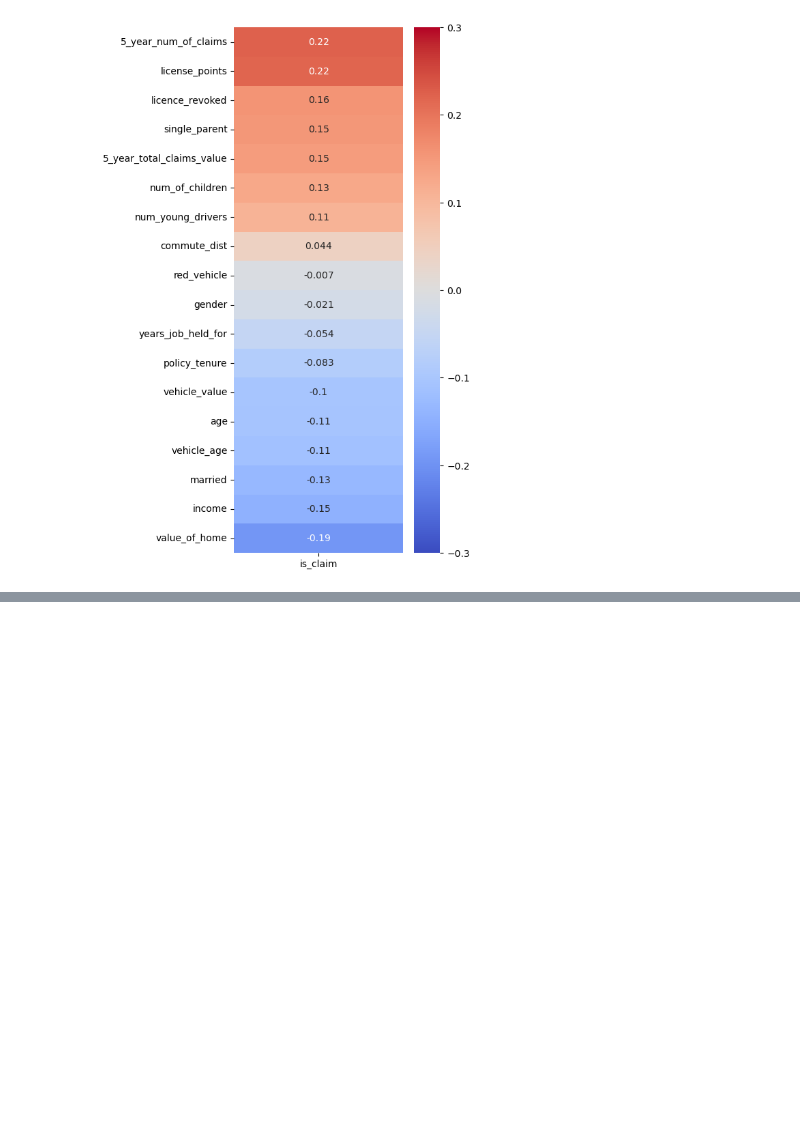
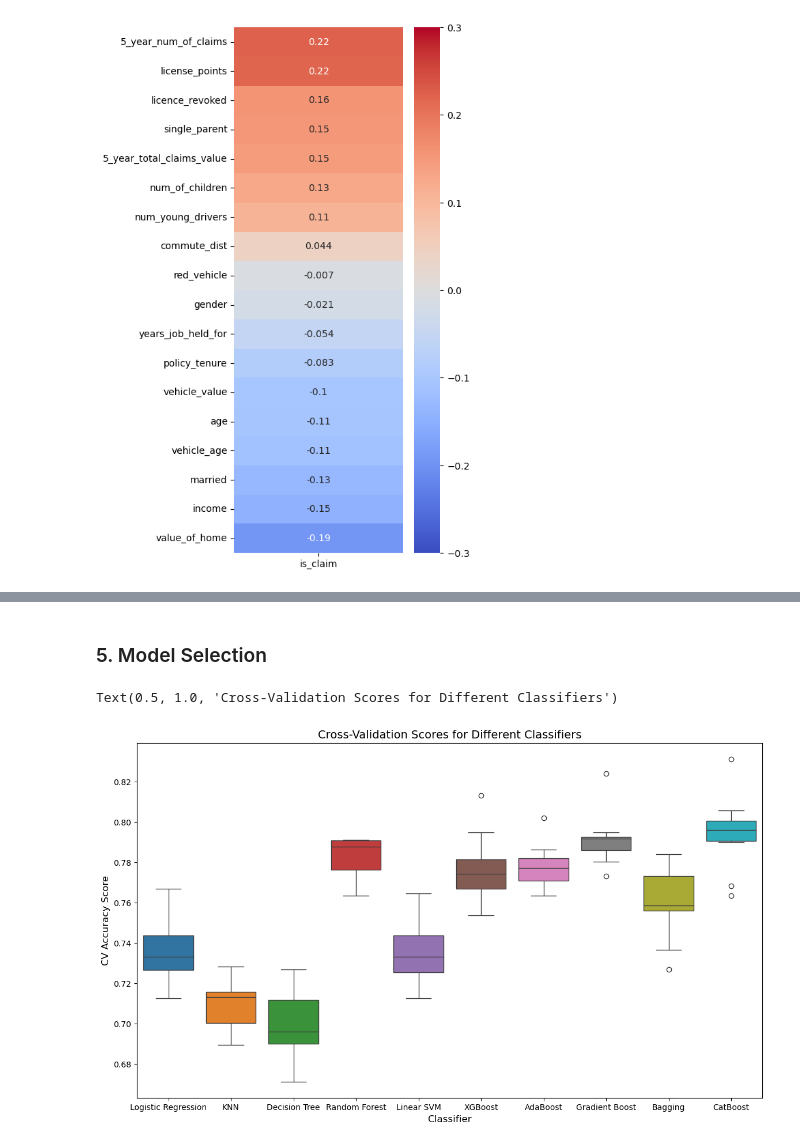
Before and after one commit to overduality/car_insurance, a Jupyter notebook: data_read.ipynb, the cells around one changed output, grey strips where cells are left out. Saved outputs shown, nothing was run; the diff lists cells and outputs as text; code cells hidden in the pictures; blank space fills up the shorter version.

Commit message:
data cleaning - pipeline

```diff
--- a/data_read.ipynb
+++ b/data_read.ipynb
@@ -240,0 +449,9 @@ sns.heatmap(corr_matrix_no_claim[['is_claim']], cmap = 'coolwarm', annot = True,
+# %%
+from sklearn.preprocessing import OneHotEncoder, OrdinalEncoder
+
+# For the education encoder we will first need to define the order/ranking of the levels of education.
+education_rank = [['<High School', 'High School', 'Bachelors', 'Masters', 'PhD']]
+
+ord_encoder = OrdinalEncoder(categories = education_rank)
+bin_encoder = OrdinalEncoder()
+onehot_encoder = OneHotEncoder(sparse_output=False, handle_unknown='ignore')
@@ -240,0 +489,5 @@ sns.heatmap(corr_matrix_no_claim[['is_claim']], cmap = 'coolwarm', annot = True,
+# %%
+# join numerical and categorical data
+
+final_train_df = pd.concat([train_imputed_df[numerical_cols], all_cat_encoded], axis=1)
+final_train_df.head()
@@ -240,0 +539,5 @@ sns.heatmap(corr_matrix_no_claim[['is_claim']], cmap = 'coolwarm', annot = True,
+# %%
+final_train_df.drop(columns = ['occupation_Blue Collar', 'vehicle_type_Minivan'], axis=1, inplace=True)
+
+vif_df = calculated_vif(final_train_df)
+vif_df
@@ -240,0 +562,2 @@ sns.heatmap(corr_matrix_no_claim[['is_claim']], cmap = 'coolwarm', annot = True,
+# %% [markdown]
+### 5. Model Selection
@@ -240,0 +585,29 @@ sns.heatmap(corr_matrix_no_claim[['is_claim']], cmap = 'coolwarm', annot = True,
+# %%
+from sklearn.model_selection import KFold, cross_val_score
+
+k_fold = KFold(n_splits=10, shuffle=True, random_state=42)
+
+results = {}
+
+#evaluate each classififier using k-fold cross-validation
+
+for clfs_name, clf in clfs:
+    cv_scores = cross_val_score(clf, final_train_df, y_train, cv = k_fold)
+    results[clfs_name] = cv_scores
+
+# display results
+results_df = pd.DataFrame(results)
+# %%
+# plot scores
+
+fig, ax = plt.subplots(figsize = (14,8))
+sns.boxplot(results_df)
+
+# add axis lablels
+
+ax.set_xlabel('Classifier', fontsize=12)
+ax.set_ylabel('CV Accuracy Score', fontsize=12)
+ax.set_title('Cross-Validation Scores for Different Classifiers', fontsize=14)
+# %% [output]
+Text(0.5, 1.0, 'Cross-Validation Scores for Different Classifiers')
+[figure, added]
```
Also changed, not shown: parts of 40 cells of this notebook, 4 other files.
